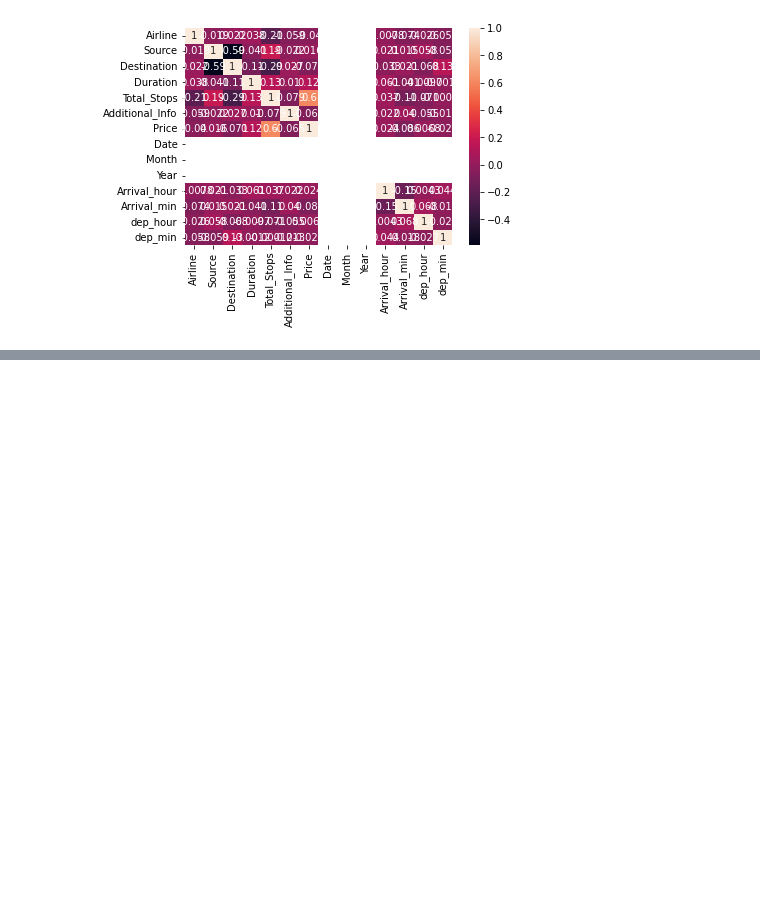
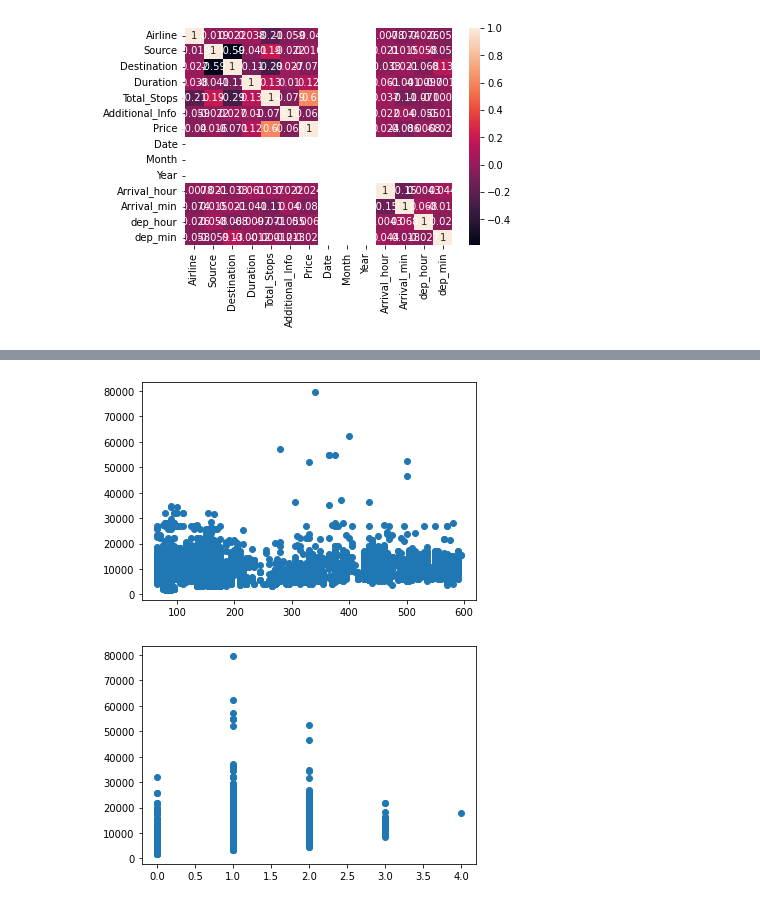
Before and after one commit to Fender2003/FlightPrediction, a Jupyter notebook: flights.ipynb, the cells around one changed output, grey strips where cells are left out. Drawn from its saved outputs; the diff is of its cells as text; code cells hidden in the pictures; blank space fills up the shorter version.

```diff
--- a/flights.ipynb
+++ b/flights.ipynb
@@ -271,0 +281,12 @@ plt.show()
+# %%
+duration = final_df['Duration']
+y = final_df['Price']
+plt.scatter(duration, y)
+plt.show()
+
+total_stop = final_df['Total_Stops']
+plt.scatter(total_stop, y)
+plt.show()
+# %% [output]
+[figure, added]
+[figure, added]
```
Also changed, not shown: parts of 4 cells of this notebook.
